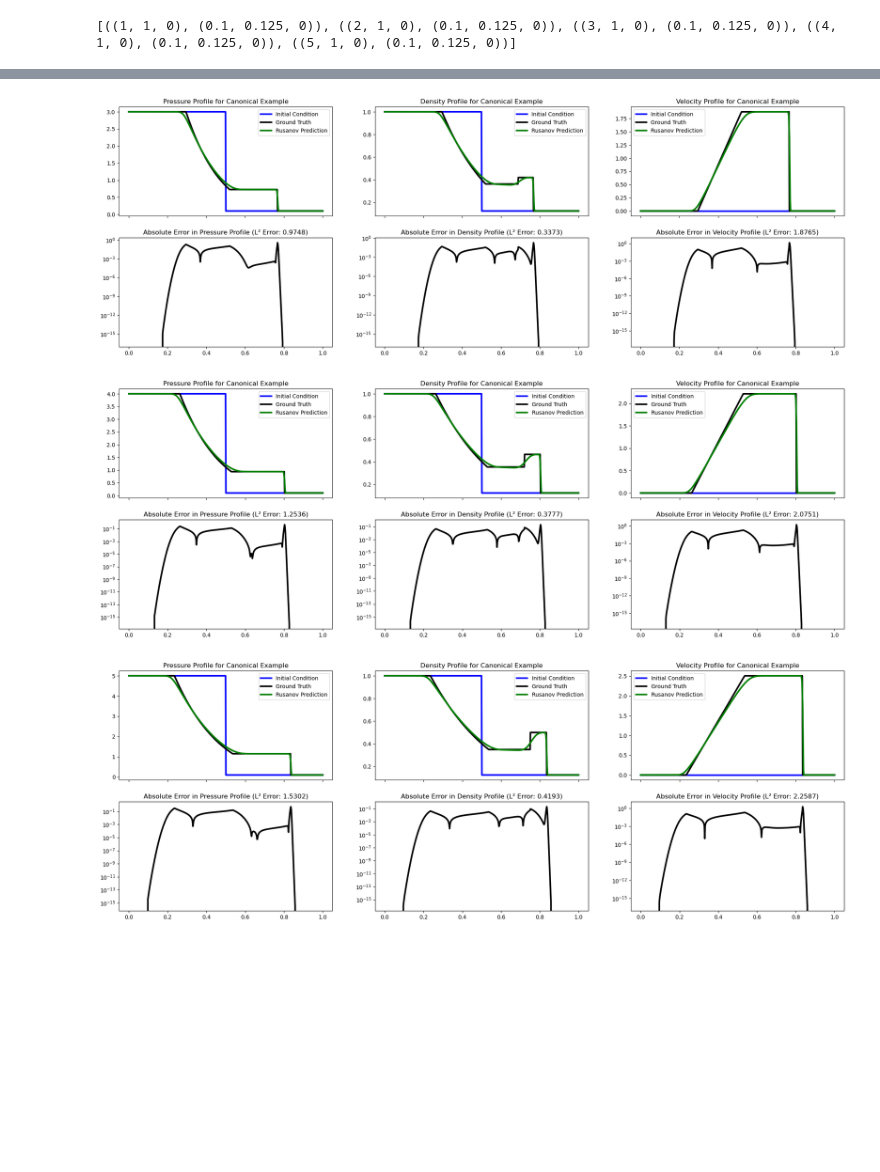
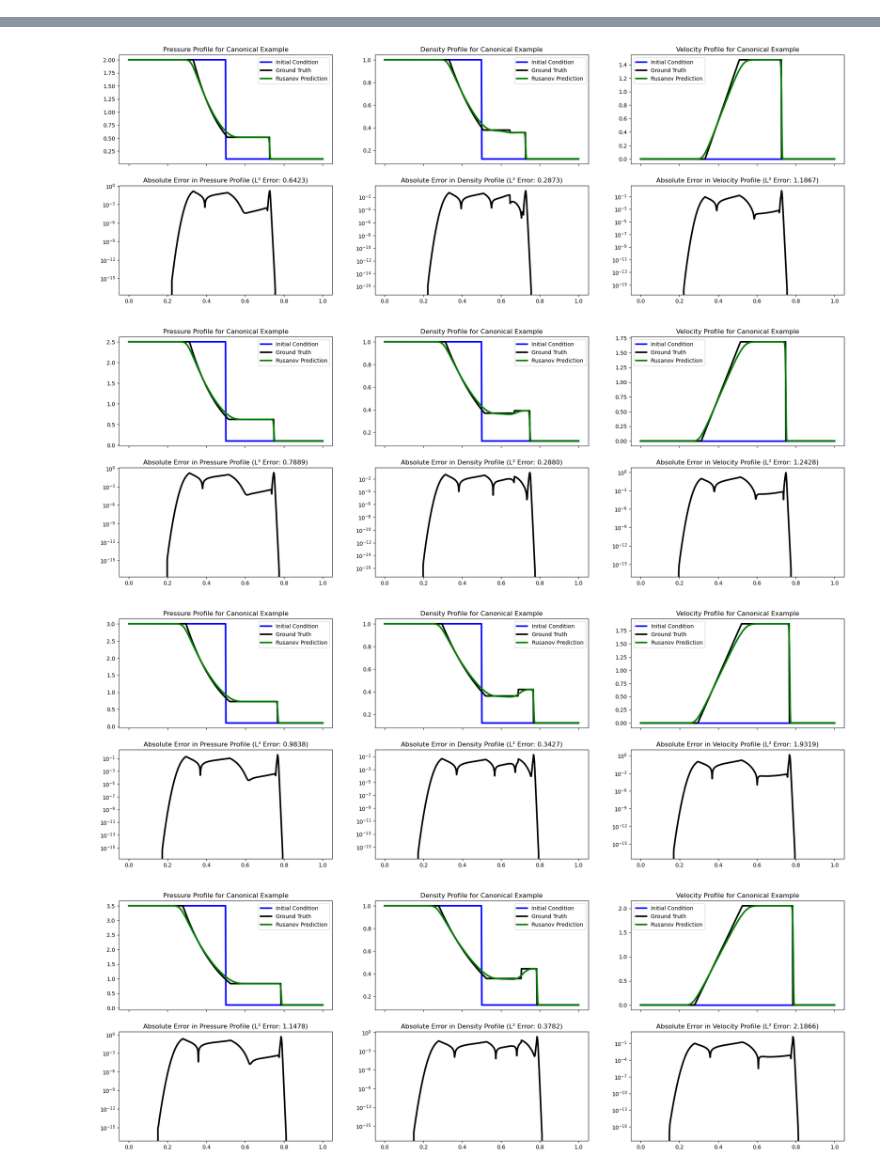
Before and after one commit to wang-roy/ENM_5320_Final_Project, a Jupyter notebook: 1D_Euler_fdm.ipynb, the cells around one changed output, grey strips where cells are left out. Cells and saved outputs as stored; diff of their text form; code cells hidden in the pictures; blank space fills up the shorter version.

Commit message:
make more rusanov plots

```diff
--- a/1D_Euler_fdm.ipynb
+++ b/1D_Euler_fdm.ipynb
@@ -87,23 +87,7 @@ def plot_solution(x, rho, u, p, left_state, right_state):
     rho_final = values['rho']
     u_final = values['u']
 
-    # need to spatialize left_state, right_state
-    barrier_loc = int(npts/2-1)
-    p_init = np.zeros_like(p_final)
-    rho_init = np.zeros_like(rho_final)
-    u_init = np.zeros_like(u_final)
-
-    # left_state
-    for i in range(barrier_loc+1):
-        p_init[i] = left_state[0]
-        rho_init[i] = left_state[1]
-        u_init[i] = left_state[2]
-
-    # right state
-    for i in range(barrier_loc+1, len(x)):
-        p_init[i] = right_state[0]
-        rho_init[i] = right_state[1]
-        u_init[i] = right_state[2]
+    x_init, rho_init, u_init, p_init = sod_initial_conditions(left_state=left_state, right_state=right_state)
     fig, ax = plt.subplots(2, 3, figsize=(24, 8), dpi=100, sharey=False, sharex=True)
 
     ax[0,0].plot(x, p_init, label="Initial Condition", linewidth=3, color='b')
@@ -186,13 +170,12 @@ CFL=0.75
 t_end=0.1
 # %%
 # Run and Plot
-left_states=[(p, 1, 0) for p in [1, 2, 3, 4, 5]]
+left_states=[(p, 1, 0) for p in [1.0, 1.5, float(2.0020040080160317), 2.5, float(3.004008016032064), 3.5,float(4.006012024048096), 4.5, 5.0]]
 right_state=(0.1, 0.125, 0)
 states = [(left_state, right_state) for left_state in left_states]
-print(states)
+# print(states)
 for left_state, right_state in states:
     x, rho, u, p, history, dt = sod_solver(nx = nx, CFL = CFL, t_end = t_end, left_state=left_state, right_state=right_state)
     plot_solution(x, rho, u, p, left_state, right_state)
 # %% [output]
-[((1, 1, 0), (0.1, 0.125, 0)), ((2, 1, 0), (0.1, 0.125, 0)), ((3, 1, 0), (0.1, 0.125, 0)), ((4, 1, 0), (0.1, 0.125, 0)), ((5, 1, 0), (0.1, 0.125, 0))]
 [figure]
@@ -200,3 +183,4 @@ for left_state, right_state in states:
-[figure, old version]
+[figure, new version]
-[figure, old version]
+[figure, new version]
-[figure, old version]
+[figure, new version]
+[figure, added]
```
Also changed, not shown: parts of 1 cell of this notebook.
